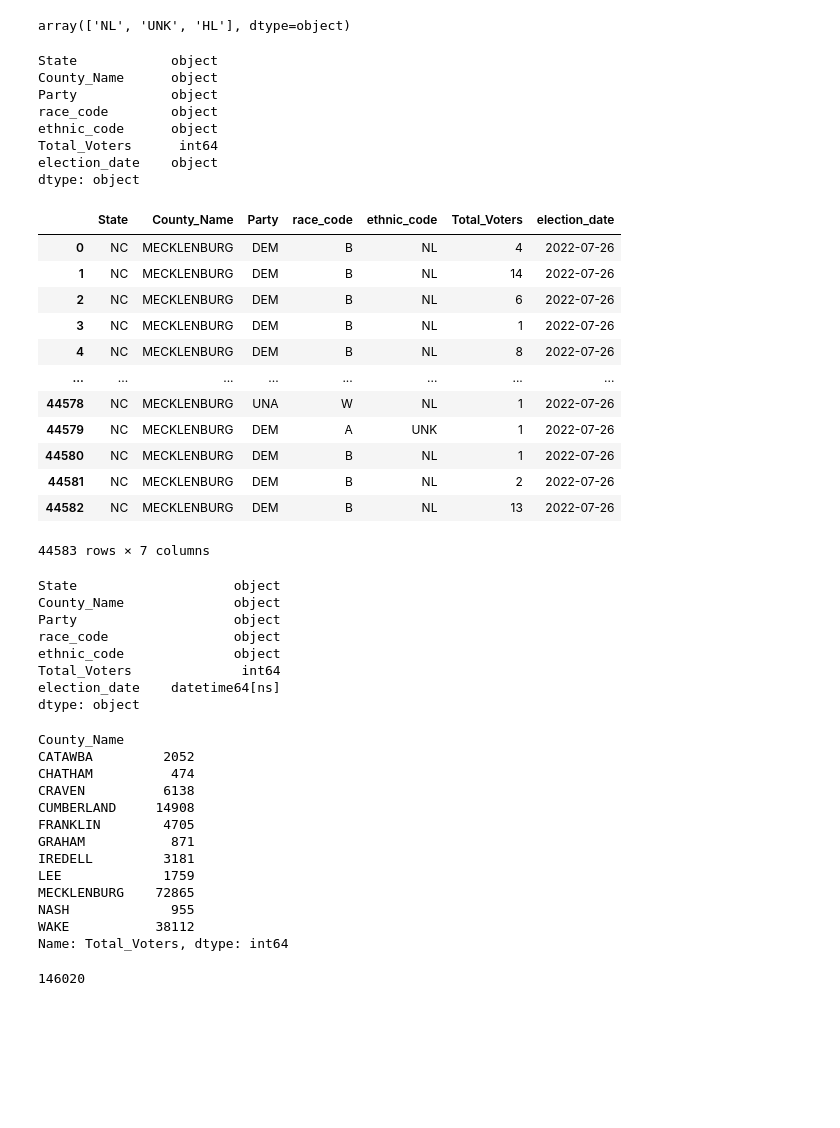
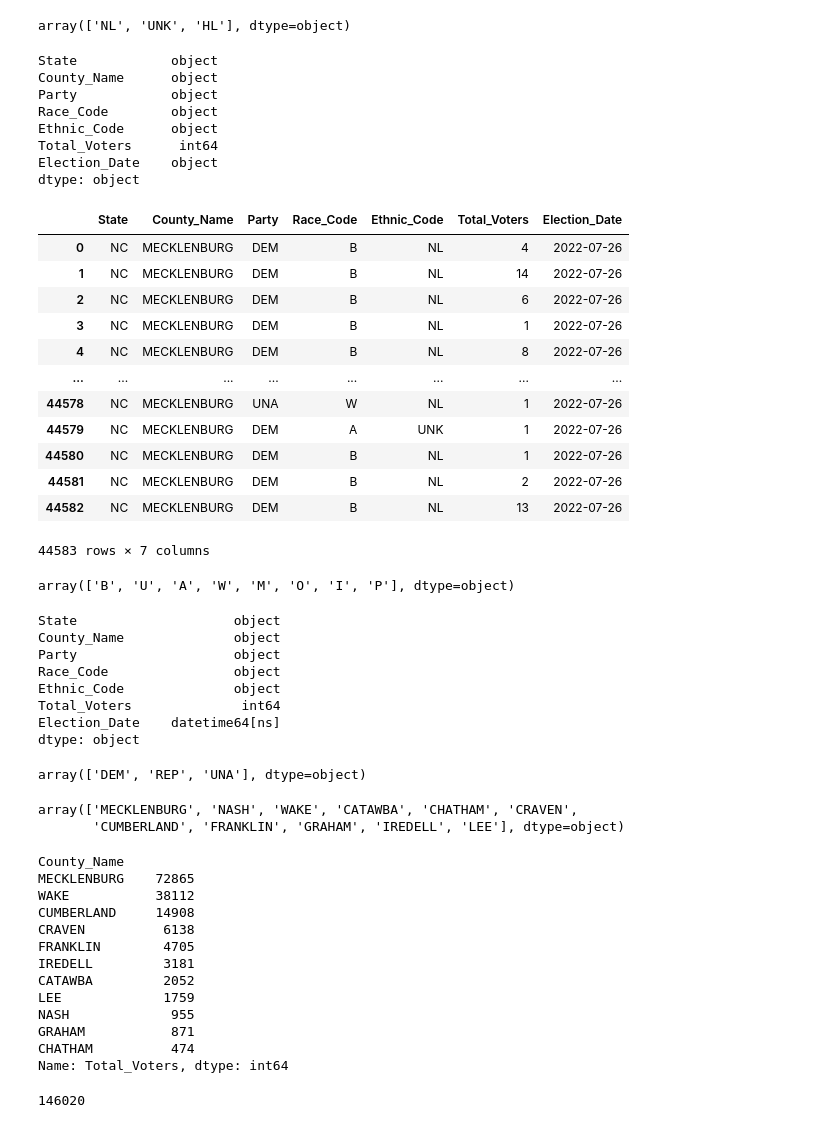
Before and after one commit to a-barbera/Project_2_ETL_Challenge, a Jupyter notebook: ETL_NC_voterdata.ipynb, the cells around one changed output. Cells and saved outputs as stored; diff of their text form; code cells hidden in the pictures; blank space fills up the shorter version.

```diff
--- a/ETL_NC_voterdata.ipynb
+++ b/ETL_NC_voterdata.ipynb
@@ -51,24 +73,27 @@ array(['NL', 'UNK', 'HL'], dtype=object)
 # %%
 #Changing the names of the columns to ensure consistent naming practice across all datasets:
 
-nc_voter_df.rename(columns={'county_desc':'County_Name', 'party_cd':'Party', 'total_voters':'Total_Voters'}, inplace=True)
+nc_voter_df.rename(columns = {'county_desc':'County_Name', 'party_cd':'Party',
+                            'race_code':'Race_Code', 'ethnic_code': 'Ethnic_Code',
+                            'total_voters':'Total_Voters',
+                            'election_date':'Election_Date'}, inplace=True)
 # %%
 nc_voter_df.dtypes
 # %% [output]
 State            object
 County_Name      object
 Party            object
-race_code        object
-ethnic_code      object
+Race_Code        object
+Ethnic_Code      object
 Total_Voters      int64
-election_date    object
+Election_Date    object
 dtype: object
 # %%
 # Change 'date' column into a 'datetime' datatype
-nc_voter_df['election_date'] = pd.to_datetime(nc_voter_df['election_date'], errors='coerce')
+nc_voter_df['Election_Date'] = pd.to_datetime(nc_voter_df['Election_Date'], errors='coerce')
 nc_voter_df
 # %% [output]
-|  | State | County_Name | Party | race_code | ethnic_code | Total_Voters | election_date |
+|  | State | County_Name | Party | Race_Code | Ethnic_Code | Total_Voters | Election_Date |
 | 0 | NC | MECKLENBURG | DEM | B | NL | 4 | 2022-07-26 |
 | 1 | NC | MECKLENBURG | DEM | B | NL | 14 | 2022-07-26 |
 | 2 | NC | MECKLENBURG | DEM | B | NL | 6 | 2022-07-26 |
@@ -81,32 +106,47 @@ nc_voter_df
 | 44581 | NC | MECKLENBURG | DEM | B | NL | 2 | 2022-07-26 |
 | 44582 | NC | MECKLENBURG | DEM | B | NL | 13 | 2022-07-26 |
 44583 rows × 7 columns
+# %%
+nc_voter_df['Race_Code'].unique()
+# %% [output]
+array(['B', 'U', 'A', 'W', 'M', 'O', 'I', 'P'], dtype=object)
 # %%
 nc_voter_df.dtypes
 # %% [output]
 State                    object
 County_Name              object
 Party                    object
-race_code                object
-ethnic_code              object
+Race_Code                object
+Ethnic_Code              object
 Total_Voters              int64
-election_date    datetime64[ns]
+Election_Date    datetime64[ns]
 dtype: object
+# %%
+nc_voter_df['Party'] = nc_voter_df['Party'].replace(['UNA','LIB'], 'UNA')
+nc_voter_df['Party'].unique()
+# %% [output]
+array(['DEM', 'REP', 'UNA'], dtype=object)
+# %%
+nc_voter_df['County_Name'].unique()
+# %% [output]
+array(['MECKLENBURG', 'NASH', 'WAKE', 'CATAWBA', 'CHATHAM', 'CRAVEN',
+       'CUMBERLAND', 'FRANKLIN', 'GRAHAM', 'IREDELL', 'LEE'], dtype=object)
 # %%
-nc_voter_df.groupby('County_Name')['Total_Voters'].sum()
+voter_turnout = nc_voter_df.groupby('County_Name')['Total_Voters'].sum().sort_values(ascending=False)
+voter_turnout
 # %% [output]
 County_Name
+MECKLENBURG    72865
+WAKE           38112
+CUMBERLAND     14908
+CRAVEN          6138
+FRANKLIN        4705
+IREDELL         3181
 CATAWBA         2052
+LEE             1759
+NASH             955
+GRAHAM           871
 CHATHAM          474
-CRAVEN          6138
-CUMBERLAND     14908
-FRANKLIN        4705
-GRAHAM           871
-IREDELL         3181
-LEE             1759
-MECKLENBURG    72865
-NASH             955
-WAKE           38112
 Name: Total_Voters, dtype: int64
 # %%
 nc_voter_df['Total_Voters'].sum()
```
Also changed, not shown: parts of 6 cells of this notebook, 5 other files.
